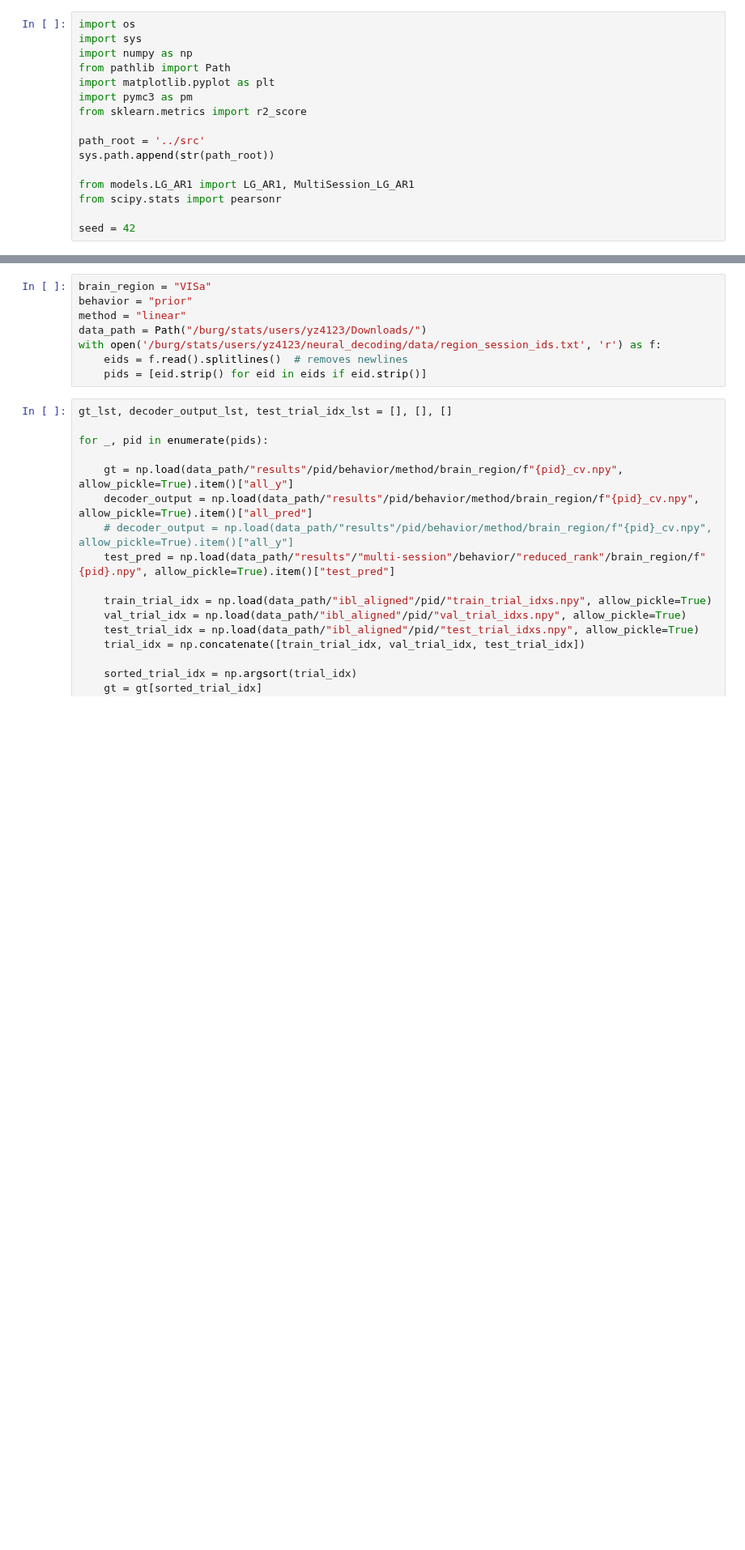
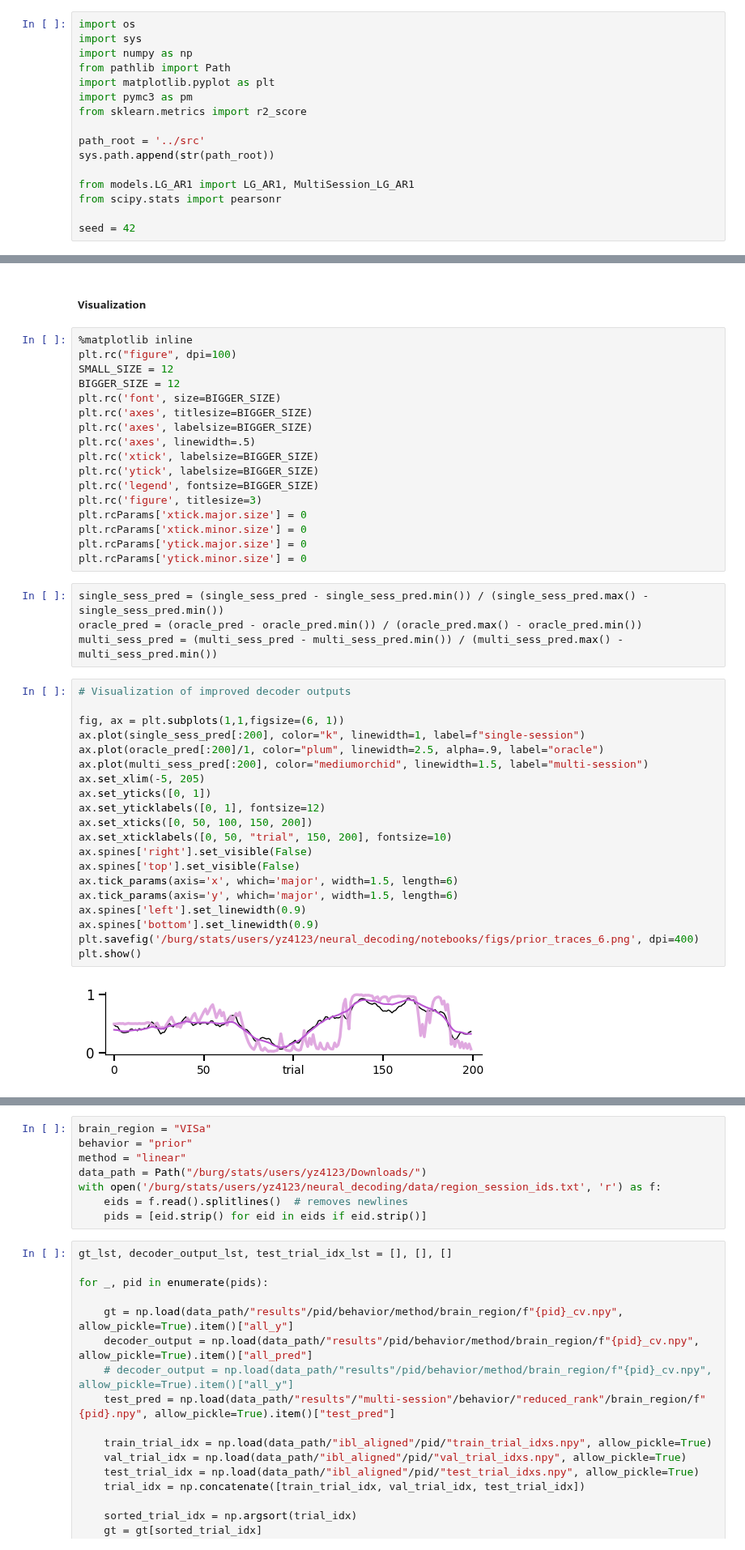
Before and after one commit to yzhang511/neural_decoding, a Jupyter notebook: notebooks/LG-AR1-example.ipynb, the cells around one changed output, grey strips where cells are left out. Shown at 81% size. Drawn from its saved outputs; the diff is of its cells as text; blank space fills up the shorter version.

```diff
--- a/notebooks/LG-AR1-example.ipynb
+++ b/notebooks/LG-AR1-example.ipynb
@@ -16,0 +141,45 @@ seed = 42
+# %% [markdown]
+##### Visualization
+# %%
+%matplotlib inline
+plt.rc("figure", dpi=100)
+SMALL_SIZE = 12
+BIGGER_SIZE = 12
+plt.rc('font', size=BIGGER_SIZE)
+plt.rc('axes', titlesize=BIGGER_SIZE)
+plt.rc('axes', labelsize=BIGGER_SIZE)
+plt.rc('axes', linewidth=.5)
+plt.rc('xtick', labelsize=BIGGER_SIZE)
+plt.rc('ytick', labelsize=BIGGER_SIZE)
+plt.rc('legend', fontsize=BIGGER_SIZE)
+plt.rc('figure', titlesize=3)
+plt.rcParams['xtick.major.size'] = 0
+plt.rcParams['xtick.minor.size'] = 0
+plt.rcParams['ytick.major.size'] = 0
+plt.rcParams['ytick.minor.size'] = 0
+# %%
+single_sess_pred = (single_sess_pred - single_sess_pred.min()) / (single_sess_pred.max() - single_sess_pred.min())
+oracle_pred = (oracle_pred - oracle_pred.min()) / (oracle_pred.max() - oracle_pred.min())
+multi_sess_pred = (multi_sess_pred - multi_sess_pred.min()) / (multi_sess_pred.max() - multi_sess_pred.min())
+# %%
+# Visualization of improved decoder outputs
+
+fig, ax = plt.subplots(1,1,figsize=(6, 1))
+ax.plot(single_sess_pred[:200], color="k", linewidth=1, label=f"single-session")
+ax.plot(oracle_pred[:200]/1, color="plum", linewidth=2.5, alpha=.9, label="oracle")
+ax.plot(multi_sess_pred[:200], color="mediumorchid", linewidth=1.5, label="multi-session")
+ax.set_xlim(-5, 205)
+ax.set_yticks([0, 1])
+ax.set_yticklabels([0, 1], fontsize=12)
+ax.set_xticks([0, 50, 100, 150, 200])
+ax.set_xticklabels([0, 50, "trial", 150, 200], fontsize=10)
+ax.spines['right'].set_visible(False)
+ax.spines['top'].set_visible(False)
+ax.tick_params(axis='x', which='major', width=1.5, length=6)
+ax.tick_params(axis='y', which='major', width=1.5, length=6)
+ax.spines['left'].set_linewidth(0.9)
+ax.spines['bottom'].set_linewidth(0.9)
+plt.savefig('/burg/stats/users/yz4123/neural_decoding/notebooks/figs/prior_traces_6.png', dpi=400)
+plt.show()
+# %% [output]
+[figure, added]
```
Also changed, not shown: parts of 25 cells of this notebook, 3 other files.
